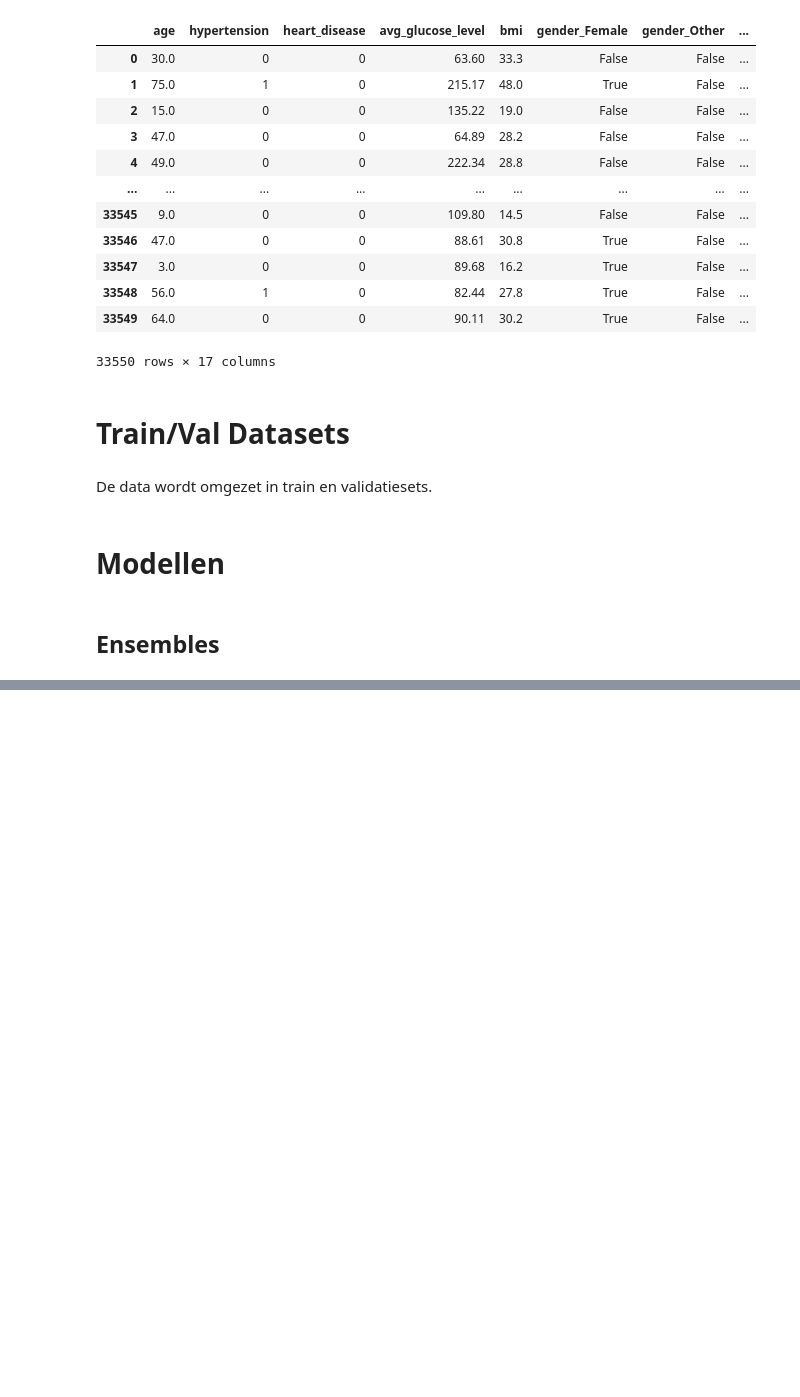
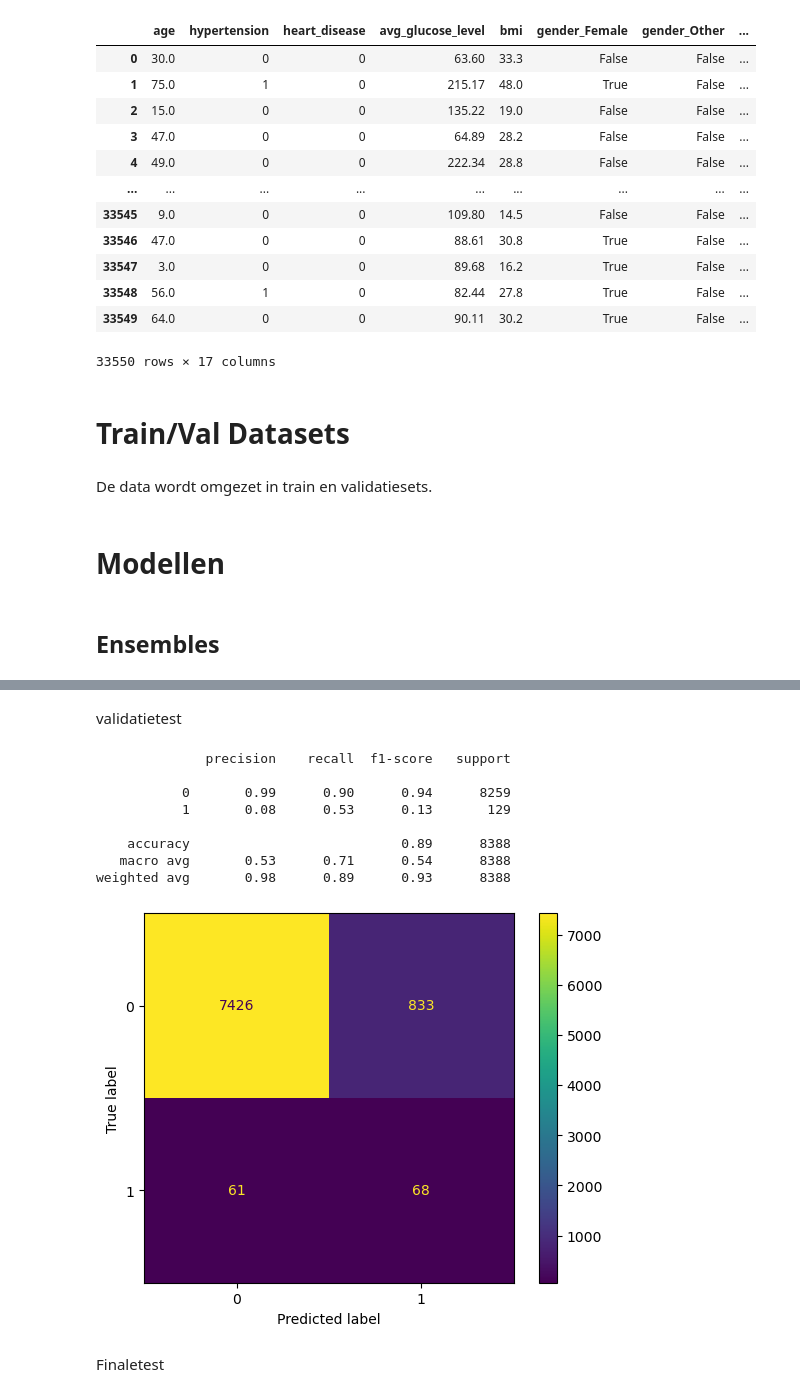
Before and after one commit to larsol55on/Machine-Learning-Herseninfract, a Jupyter notebook: sven.ipynb, the cells around one changed output, grey strips where cells are left out. Saved outputs shown, nothing was run; the diff lists cells and outputs as text; code cells hidden in the pictures; blank space fills up the shorter version.

```diff
--- a/sven.ipynb
+++ b/sven.ipynb
@@ -168,0 +234,23 @@ Dit is een ensemble decision trees parallel traint om variatie te verminderen. E
+# %% [markdown]
+validatietest
+# %%
+rf2 = RandomForestClassifier(class_weight='balanced', max_depth=23, max_features=0.3,
+                       min_samples_leaf=26, min_samples_split=20,
+                       n_estimators=314, random_state=42)
+
+rf2.fit(X_train, y_train)
+y_pred = rf2.predict(X_val)
+ConfusionMatrixDisplay.from_predictions(y_val, y_pred)
+print(classification_report(y_val, y_pred))
+# %% [output]
+              precision    recall  f1-score   support
+
+           0       0.99      0.90      0.94      8259
+           1       0.08      0.53      0.13       129
+
+    accuracy                           0.89      8388
+   macro avg       0.53      0.71      0.54      8388
+weighted avg       0.98      0.89      0.93      8388
+[figure, added]
+# %% [markdown]
+Finaletest
```
Also changed, not shown: parts of 18 cells of this notebook.
